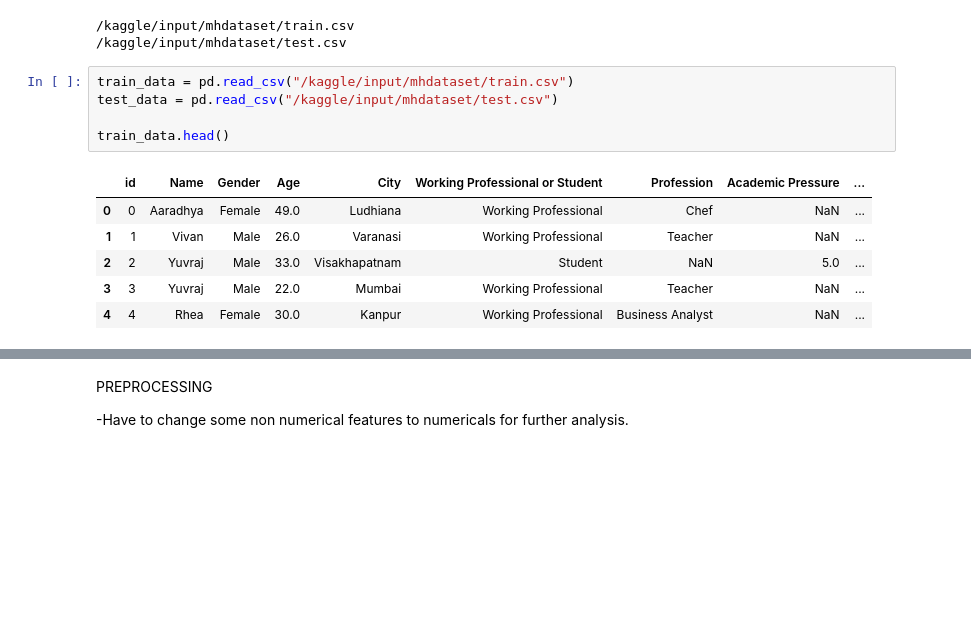
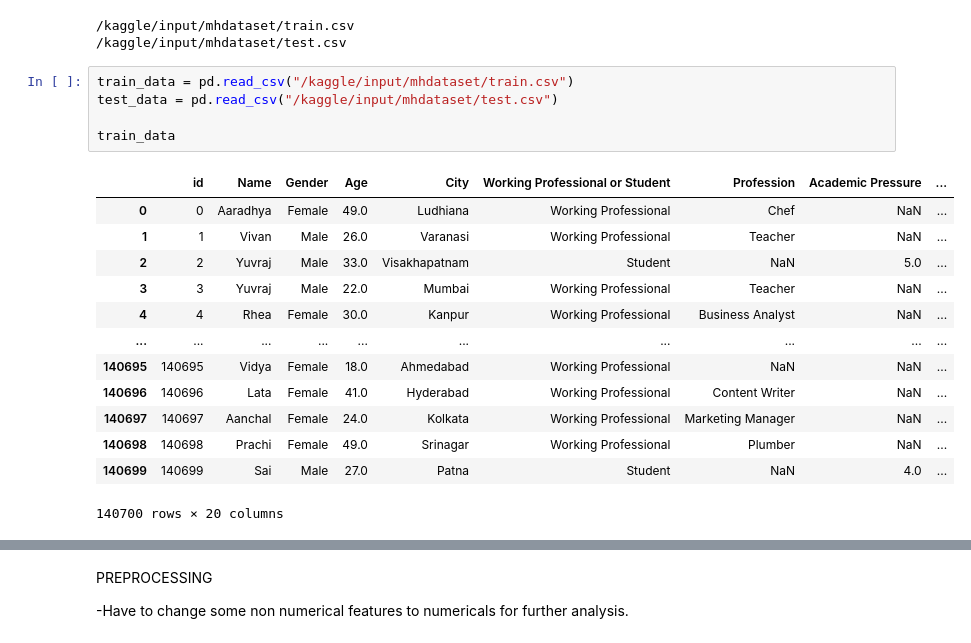
Before and after one commit to 1Vkim/Depression_Predictor, a Jupyter notebook: notebook1b54bf1ca3.ipynb, the cells around one changed output, grey strips where cells are left out. Cells and saved outputs as stored; diff of their text form; blank space fills up the shorter version.

```diff
--- a/notebook1b54bf1ca3.ipynb
+++ b/notebook1b54bf1ca3.ipynb
@@ -22,12 +22,19 @@ for dirname, _, filenames in os.walk('/kaggle/input'):
 # %%
 train_data = pd.read_csv("/kaggle/input/mhdataset/train.csv")
 test_data = pd.read_csv("/kaggle/input/mhdataset/test.csv")
 
-train_data.head()
+train_data
 # %% [output]
 |  | id | Name | Gender | Age | City | Working Professional or Student | Profession | Academic Pressure | ... |
 | 0 | 0 | Aaradhya | Female | 49.0 | Ludhiana | Working Professional | Chef | NaN | ... |
 | 1 | 1 | Vivan | Male | 26.0 | Varanasi | Working Professional | Teacher | NaN | ... |
 | 2 | 2 | Yuvraj | Male | 33.0 | Visakhapatnam | Student | NaN | 5.0 | ... |
 | 3 | 3 | Yuvraj | Male | 22.0 | Mumbai | Working Professional | Teacher | NaN | ... |
 | 4 | 4 | Rhea | Female | 30.0 | Kanpur | Working Professional | Business Analyst | NaN | ... |
+| ... | ... | ... | ... | ... | ... | ... | ... | ... | ... |
+| 140695 | 140695 | Vidya | Female | 18.0 | Ahmedabad | Working Professional | NaN | NaN | ... |
+| 140696 | 140696 | Lata | Female | 41.0 | Hyderabad | Working Professional | Content Writer | NaN | ... |
+| 140697 | 140697 | Aanchal | Female | 24.0 | Kolkata | Working Professional | Marketing Manager | NaN | ... |
+| 140698 | 140698 | Prachi | Female | 49.0 | Srinagar | Working Professional | Plumber | NaN | ... |
+| 140699 | 140699 | Sai | Male | 27.0 | Patna | Student | NaN | 4.0 | ... |
+140700 rows × 20 columns
```
Also changed, not shown: parts of 34 cells of this notebook.
